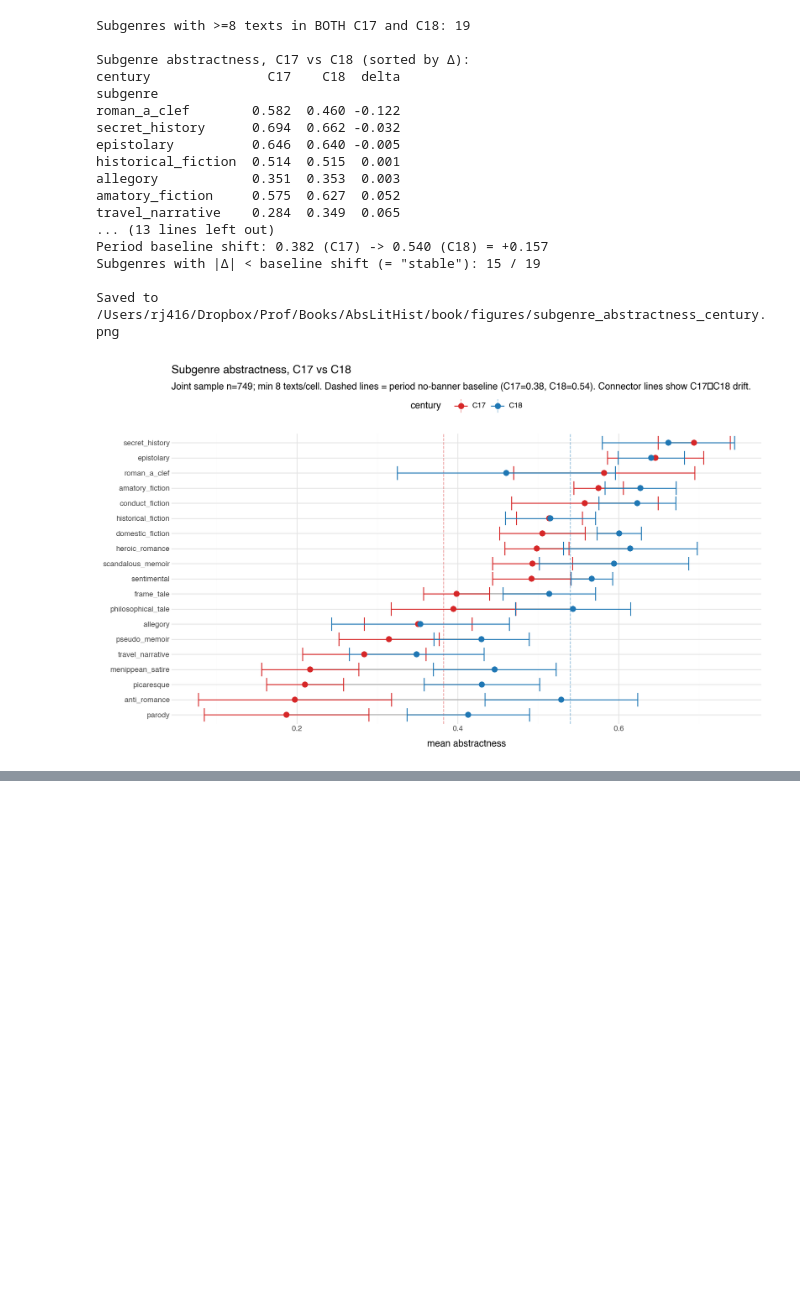
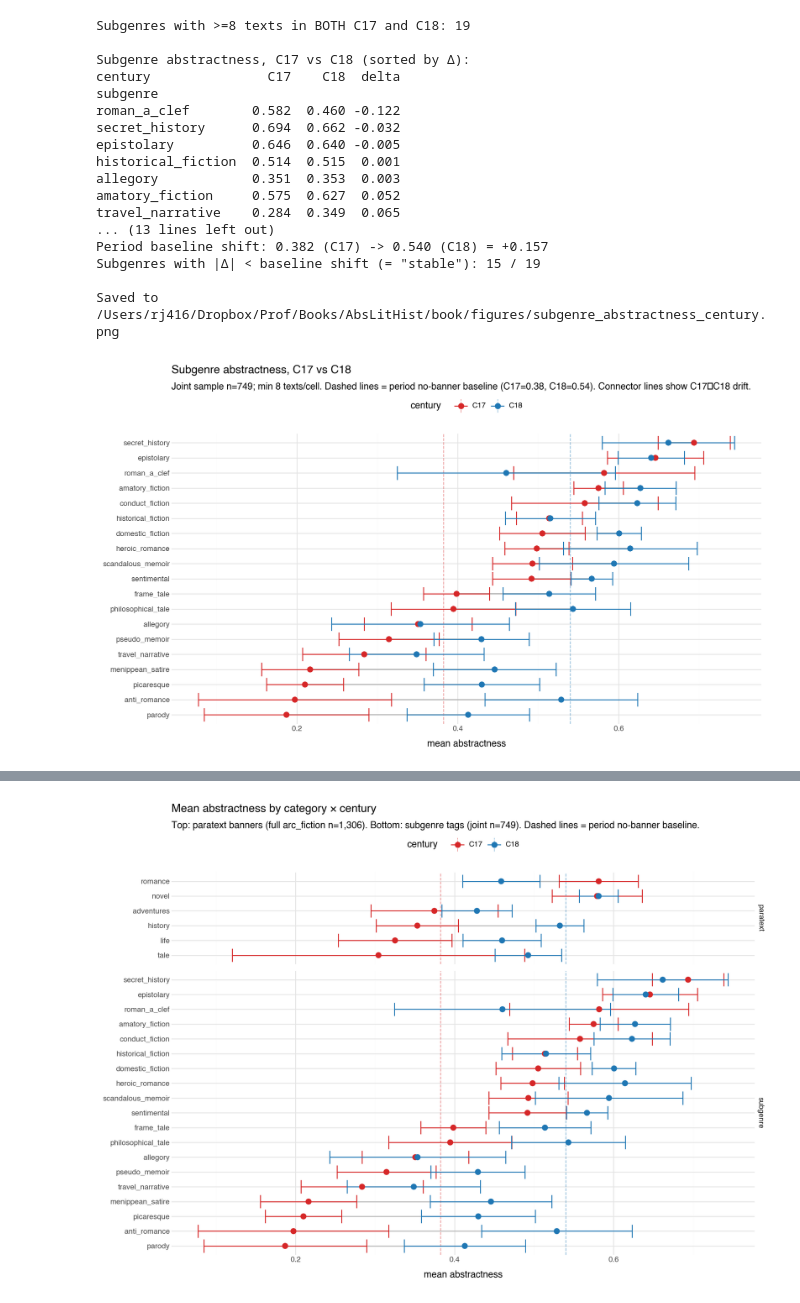
Before and after one commit to quadrismegistus/abstraction, a Jupyter notebook: notebooks/17-subgenre.ipynb, the cells around one changed output, grey strips where cells are left out. Drawn from its saved outputs; the diff is of its cells as text; code cells hidden in the pictures; blank space fills up the shorter version.

```diff
--- a/notebooks/17-subgenre.ipynb
+++ b/notebooks/17-subgenre.ipynb
@@ -1502,0 +1509,89 @@ Saved to /Users/rj416/Dropbox/Prof/Books/AbsLitHist/book/figures/subgenre_abstra
+# %%
+# Side-by-side: subgenre × century (joint) and paratext × century (full arc).
+# Reuse sgcent (from §9). Build a comparable DataFrame for paratext.
+MIN = 8
+
+pt_rows = []
+for col in PARA_COLS:
+    name = col.replace('pt_', '')
+    for cent_label, cent_year in [('C17', 1600), ('C18', 1700)]:
+        mask = (arc[col].astype(bool)) & (arc['century'] == cent_year)
+        if mask.sum() >= MIN:
+            pt_rows.append({
+                'category': name, 'kind': 'paratext', 'century': cent_label,
+                'n': int(mask.sum()),
+                'mean_abs': arc.loc[mask, 'abs_score'].mean(),
+                'se': arc.loc[mask, 'abs_score'].sem(),
+            })
+ptcent = pd.DataFrame(pt_rows)
+
+# Subgenre rows from §9
+sg_part = sgcent[['subgenre', 'century', 'n', 'mean_abs', 'se']].rename(
+    columns={'subgenre': 'category'}).copy()
+sg_part['kind'] = 'subgenre'
+
+combo = pd.concat([sg_part, ptcent], ignore_index=True)
+combo['lo'] = combo['mean_abs'] - 1.96 * combo['se']
+combo['hi'] = combo['mean_abs'] + 1.96 * combo['se']
+
+# Keep only categories with both centuries
+kept = combo.groupby(['category','kind'])['century'].nunique()
+kept = kept[kept == 2].index
+combo = combo.merge(pd.DataFrame(kept.tolist(), columns=['category','kind']),
+                    on=['category','kind'], how='inner')
+
+# Order y-axis by C17 mean (concrete -> abstract), grouped by kind for the facet
+y_order = (combo[combo['century']=='C17']
+           .sort_values(['kind','mean_abs'])
+           [['kind','category']].drop_duplicates())
+subg_order = y_order[y_order['kind']=='subgenre']['category'].tolist()
+para_order = y_order[y_order['kind']=='paratext']['category'].tolist()
+all_order = subg_order + para_order
+combo['category'] = pd.Categorical(combo['category'], categories=all_order, ordered=True)
+combo['century'] = pd.Categorical(combo['century'], categories=['C17','C18'], ordered=True)
+combo['kind'] = pd.Categorical(combo['kind'], categories=['paratext','subgenre'], ordered=True)
+
+# Connector segments per category
+wide = combo.pivot_table(index=['kind','category'], columns='century',
+                         values='mean_abs').reset_index()
+wide['category'] = pd.Categorical(wide['category'], categories=all_order, ordered=True)
+wide['kind'] = pd.Categorical(wide['kind'], categories=['paratext','subgenre'], ordered=True)
+
+# Reference baselines
+ref_lines = pd.DataFrame([
+    {'century': 'C17', 'xref': mean_no_banner_full['C17']},
+    {'century': 'C18', 'xref': mean_no_banner_full['C18']},
+])
+ref_lines['century'] = pd.Categorical(ref_lines['century'], categories=['C17','C18'], ordered=True)
+
+p_combo = (p9.ggplot(combo, p9.aes(x='mean_abs', y='category', color='century'))
+           + p9.geom_vline(p9.aes(xintercept='xref', color='century'),
+                           data=ref_lines, linetype='dashed', alpha=0.5, inherit_aes=False)
+           + p9.geom_segment(p9.aes(x='C17', xend='C18', y='category', yend='category'),
+                             data=wide, color='#bbbbbb', size=0.7, inherit_aes=False)
+           + p9.geom_errorbarh(p9.aes(xmin='lo', xmax='hi'), height=0.0, size=0.6)
+           + p9.geom_point(size=3.0)
+           + p9.facet_grid('kind ~ .', scales='free_y', space='free_y')
+           + p9.scale_color_manual(values={'C17': '#d62728', 'C18': '#1f77b4'})
+           + p9.labs(
+               title='Mean abstractness by category × century',
+               subtitle=f'Top: paratext banners (full arc_fiction n=1,306). '
+                        f'Bottom: subgenre tags (joint n=749). '
+                        f'Dashed lines = period no-banner baseline.',
+               x='mean abstractness', y='', color='century',
+           )
+           + p9.theme_minimal()
+           + p9.theme(figure_size=(11, 8), legend_position='top'))
+
+out = os.path.join(DROPBOX_FIGS, 'subgenre_paratext_century_combined.png')
+p_combo.save(out, dpi=300, verbose=False)
+print(f'Saved to {out}')
+
+# Print combined ranking by C17 abstractness
+print('\nCombined C17 vs C18 ranking (sorted by C17 mean):')
+tbl = wide.sort_values('C17')
+tbl['delta'] = tbl['C18'] - tbl['C17']
+print(tbl[['kind','category','C17','C18','delta']].round(3).to_string(index=False))
+
+p_combo
+# %% [output]
@@ -1502,0 +1615 @@ Saved to /Users/rj416/Dropbox/Prof/Books/AbsLitHist/book/figures/subgenre_abstra
+[figure, added]
```
Also changed, not shown: parts of 2 cells of this notebook.
